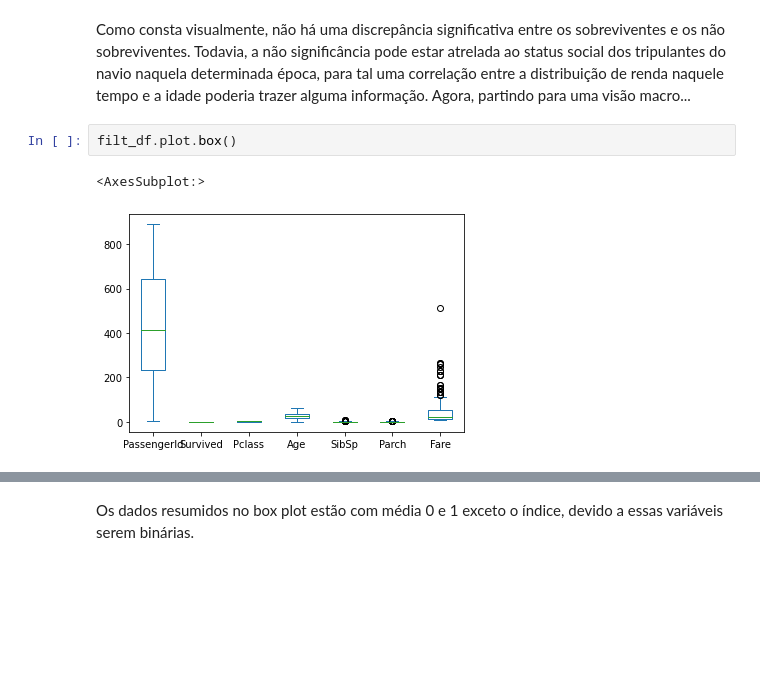
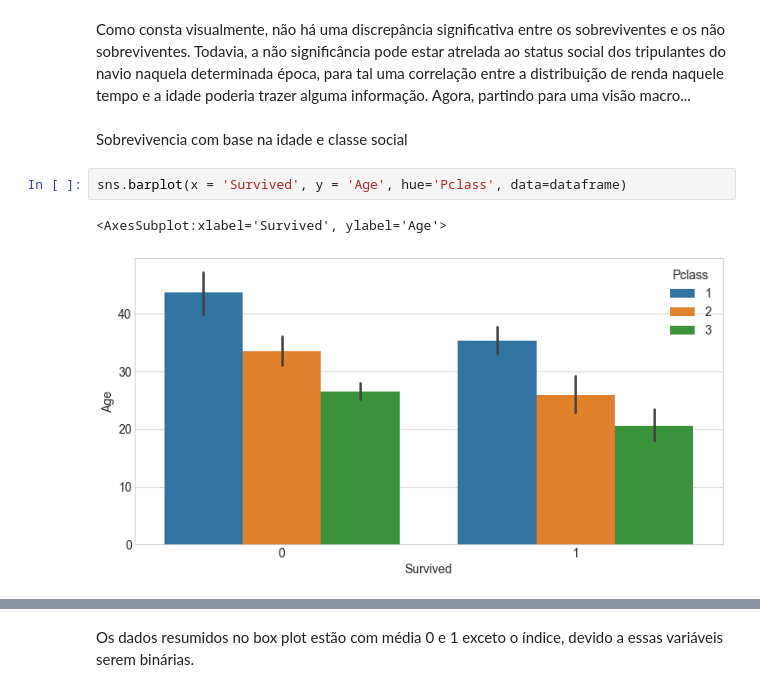
Before and after one commit to DataScienceUFES/titanic_grupo2, a Jupyter notebook: analise.ipynb, the cells around one changed output, grey strips where cells are left out. Drawn from its saved outputs; the diff is of its cells as text; blank space fills up the shorter version.

```diff
--- a/analise.ipynb
+++ b/analise.ipynb
@@ -60,7 +122,9 @@ sns.barplot(x= 'Survived', y= 'Age', data=dataframe)
 # %% [markdown]
 Como consta visualmente, não há uma discrepância significativa entre os sobreviventes e os não sobreviventes. Todavia, a não significância pode estar atrelada ao status social dos tripulantes do navio naquela determinada época, para tal uma correlação entre a distribuição de renda naquele tempo e a idade poderia trazer alguma informação. Agora, partindo para uma visão macro...
-# %%
-filt_df.plot.box()
-# %% [output]
-<AxesSubplot:>
-[figure, removed]
+# %% [markdown]
+Sobrevivencia com base na idade e classe social
+# %%
+sns.barplot(x = 'Survived', y = 'Age', hue='Pclass', data=dataframe)
+# %% [output]
+<AxesSubplot:xlabel='Survived', ylabel='Age'>
+[figure, added]
```
Also changed, not shown: parts of 36 cells of this notebook.
